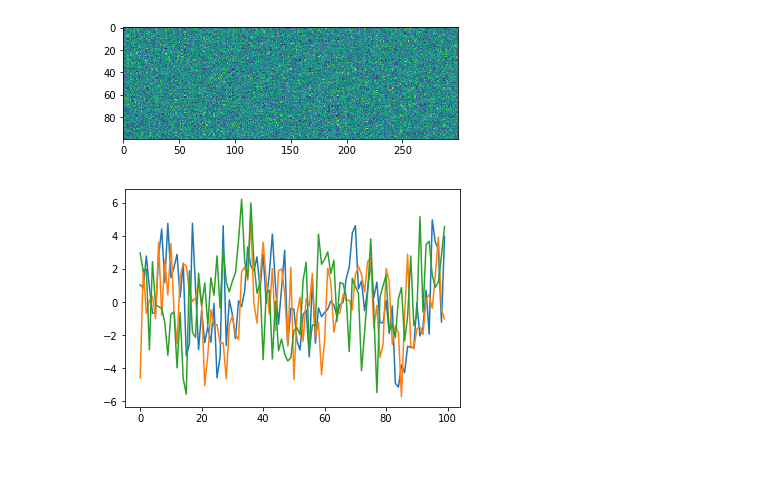
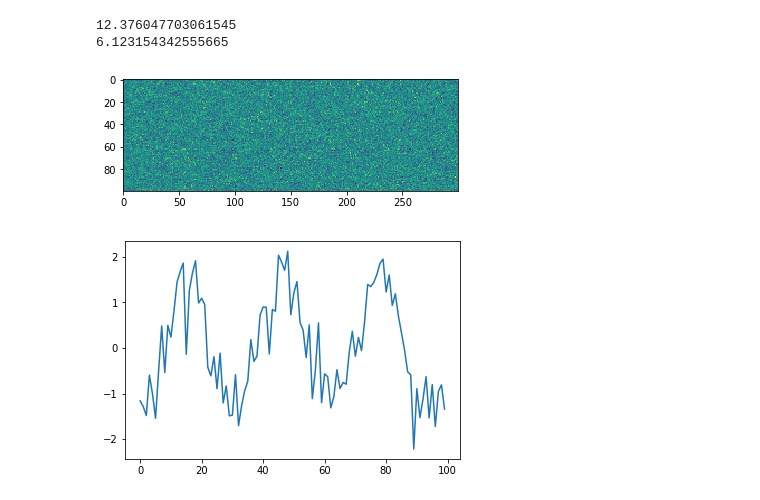
Before and after one commit to BouchardLab/DynamicalComponentsAnalysis, a Jupyter notebook: ComplexityComponentsAnalysis.ipynb, the cells around one changed output. Saved outputs shown, nothing was run; the diff lists cells and outputs as text; code cells hidden in the pictures; blank space fills up the shorter version.

```diff
--- a/ComplexityComponentsAnalysis.ipynb
+++ b/ComplexityComponentsAnalysis.ipynb
@@ -55,24 +8,33 @@ def build_loss(X, T):
 # %%
 N = 100
-len_X = 10000
-latent_dim = 3
+len_X = 1000
+latent_dim = 1
 T = 20
 
 E = scipy.stats.ortho_group.rvs(N)[:, :latent_dim]
 dynamics = np.zeros((len_X, latent_dim))
 t = np.arange(len_X)*0.2
 for i in range(latent_dim):
     a, b = np.random.normal(0, 1, (2,))
     dynamics[:, i] = a*np.sin(t) + b*np.cos(t)
+
+original_pi = cca.calc_pi(dynamics, T)
+print(original_pi)
+
+original_pi = cca.calc_pi(dynamics + np.random.normal(0, 0.5, dynamics.shape), T)
+print(original_pi)
+
 X = np.dot(dynamics, E.T)
-X = X + np.random.normal(0, 2, X.shape)
+X = X + np.random.normal(0, 0.5, X.shape)
 
 plt.imshow(X[:3*N, :].T)
 plt.show()
 
 plt.plot(np.dot(X, E[:, :latent_dim])[:100])
 plt.show()
 # %% [output]
+12.376047703061545
+6.123154342555665
-[figure, old version]
+[figure, new version]
-[figure, old version]
+[figure, new version]
 # %%
```
Also changed, not shown: parts of 6 cells of this notebook, 1 other file.
